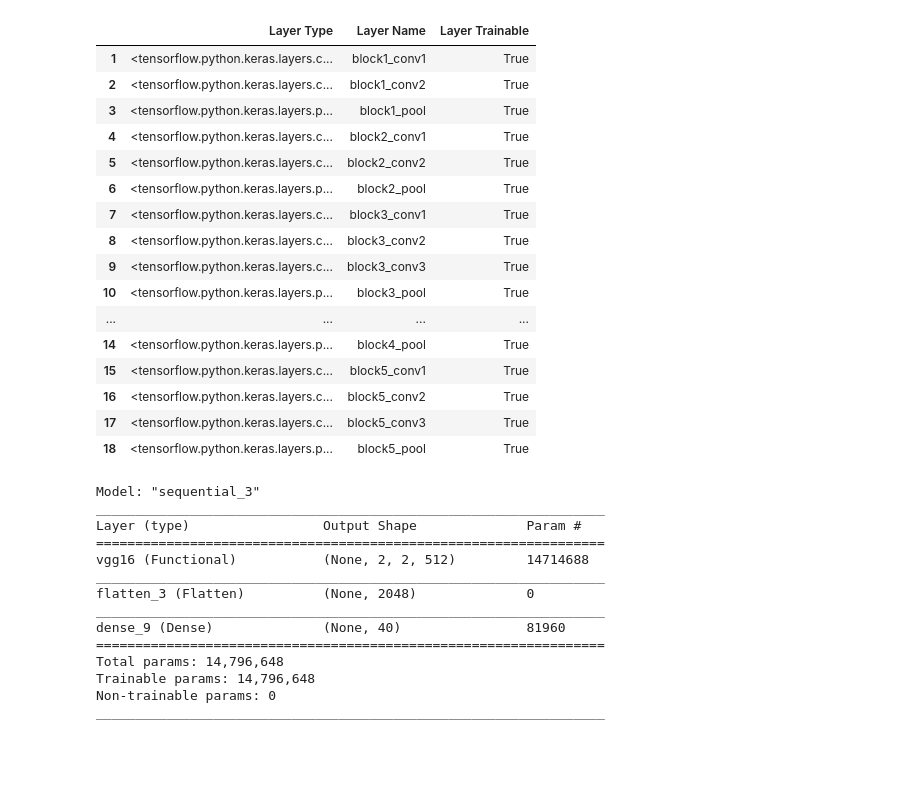
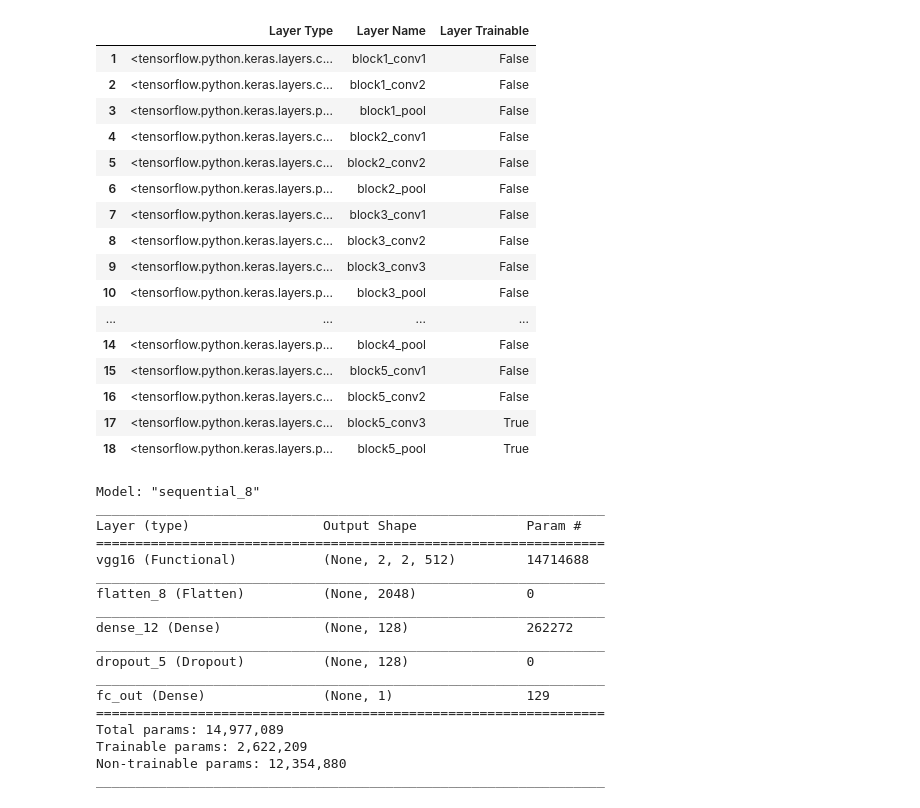
Before and after one commit to ekourkchi/incNET, a Jupyter notebook: VGG16_test.ipynb, the cells around one changed output. Drawn from its saved outputs; the diff is of its cells as text; code cells hidden in the pictures; blank space fills up the shorter version.

```diff
--- a/VGG16_test.ipynb
+++ b/VGG16_test.ipynb
@@ -66,35 +66,34 @@ images_train  = images_train / 255.
 # %%
-from keras.applications.resnet50 import ResNet50
 from keras import applications
 
 from keras.models import Model
 import keras
 
-resnet = applications.VGG16(include_top=False, weights='imagenet', input_shape=(64, 64, 3))
-resnet.trainable = True
+MODEL = applications.VGG16(include_top=False, weights='imagenet', input_shape=(64, 64, 3))
+MODEL.trainable = True
 
-# for layer in resnet.layers[:-12]:
-#     layer.trainable = False
+for layer in MODEL.layers[:-2]:
+    layer.trainable = False
 # %%
 import pandas as pd
-layers = [(layer, layer.name, layer.trainable) for layer in resnet.layers]
+layers = [(layer, layer.name, layer.trainable) for layer in MODEL.layers]
 pd.DataFrame(layers, columns=['Layer Type', 'Layer Name', 'Layer Trainable']).tail(18)
 # %% [output]
 |  | Layer Type | Layer Name | Layer Trainable |
-| 1 | <tensorflow.python.keras.layers.c... | block1_conv1 | True |
-| 2 | <tensorflow.python.keras.layers.c... | block1_conv2 | True |
-| 3 | <tensorflow.python.keras.layers.p... | block1_pool | True |
-| 4 | <tensorflow.python.keras.layers.c... | block2_conv1 | True |
-| 5 | <tensorflow.python.keras.layers.c... | block2_conv2 | True |
-| 6 | <tensorflow.python.keras.layers.p... | block2_pool | True |
-| 7 | <tensorflow.python.keras.layers.c... | block3_conv1 | True |
-| 8 | <tensorflow.python.keras.layers.c... | block3_conv2 | True |
-| 9 | <tensorflow.python.keras.layers.c... | block3_conv3 | True |
-| 10 | <tensorflow.python.keras.layers.p... | block3_pool | True |
+| 1 | <tensorflow.python.keras.layers.c... | block1_conv1 | False |
+| 2 | <tensorflow.python.keras.layers.c... | block1_conv2 | False |
+| 3 | <tensorflow.python.keras.layers.p... | block1_pool | False |
+| 4 | <tensorflow.python.keras.layers.c... | block2_conv1 | False |
+| 5 | <tensorflow.python.keras.layers.c... | block2_conv2 | False |
+| 6 | <tensorflow.python.keras.layers.p... | block2_pool | False |
+| 7 | <tensorflow.python.keras.layers.c... | block3_conv1 | False |
+| 8 | <tensorflow.python.keras.layers.c... | block3_conv2 | False |
+| 9 | <tensorflow.python.keras.layers.c... | block3_conv3 | False |
+| 10 | <tensorflow.python.keras.layers.p... | block3_pool | False |
 | ... | ... | ... | ... |
-| 14 | <tensorflow.python.keras.layers.p... | block4_pool | True |
-| 15 | <tensorflow.python.keras.layers.c... | block5_conv1 | True |
-| 16 | <tensorflow.python.keras.layers.c... | block5_conv2 | True |
+| 14 | <tensorflow.python.keras.layers.p... | block4_pool | False |
+| 15 | <tensorflow.python.keras.layers.c... | block5_conv1 | False |
+| 16 | <tensorflow.python.keras.layers.c... | block5_conv2 | False |
 | 17 | <tensorflow.python.keras.layers.c... | block5_conv3 | True |
 | 18 | <tensorflow.python.keras.layers.p... | block5_pool | True |
 # %%
@@ -103,7 +102,10 @@ from keras.models import Sequential
 from keras import optimizers
 
 model = Sequential()
-model.add(resnet)
+
+# for layer in MODEL.layers[:-4]: # just exclude last layer from copying
+#   model.add(layer)
+model.add(MODEL)
 
 # model.add(Conv2D(512, (1, 1), activation='relu'))
 # model.add(BatchNormalization(axis = 3))
@@ -113,29 +115,37 @@ model.add(resnet)
 model.add(Flatten())
 
 
-# model.add(Dense(128, activation='relu'))
-# model.add(Dropout(0.30))
-# model.add(Dense(128, activation='relu'))
-# model.add(Dropout(0.25))
-# model.add(Dense(128, activation='relu'))
-# model.add(Dropout(0.25))
-# model.add(Dense(80, activation='relu'))
-# model.add(Dropout(0.25))
-model.add(Dense(40, activation='softmax'))
+
+
+# model.add(Dense(256, activation='relu'))
+# model.add(Dropout(0.20))
+model.add(Dense(128, activation='relu'))
+model.add(Dropout(0.20))
+
+# if it's a classification problem
+# model.add(Dense(40, activation='softmax'))
+
+# output layer
+model.add(Dense(1, name='fc_out'))
+
 
 model.summary()
 # %% [output]
-Model: "sequential_3"
+Model: "sequential_8"
 _________________________________________________________________
 Layer (type)                 Output Shape              Param #
 =================================================================
 vgg16 (Functional)           (None, 2, 2, 512)         14714688
 _________________________________________________________________
-flatten_3 (Flatten)          (None, 2048)              0
+flatten_8 (Flatten)          (None, 2048)              0
 _________________________________________________________________
-dense_9 (Dense)              (None, 40)                81960
+dense_12 (Dense)             (None, 128)               262272
+_________________________________________________________________
+dropout_5 (Dropout)          (None, 128)               0
+_________________________________________________________________
+fc_out (Dense)               (None, 1)                 129
 =================================================================
-Total params: 14,796,648
-Trainable params: 14,796,648
-Non-trainable params: 0
+Total params: 14,977,089
+Trainable params: 2,622,209
+Non-trainable params: 12,354,880
 _________________________________________________________________
```
Also changed, not shown: parts of 9 cells of this notebook.
